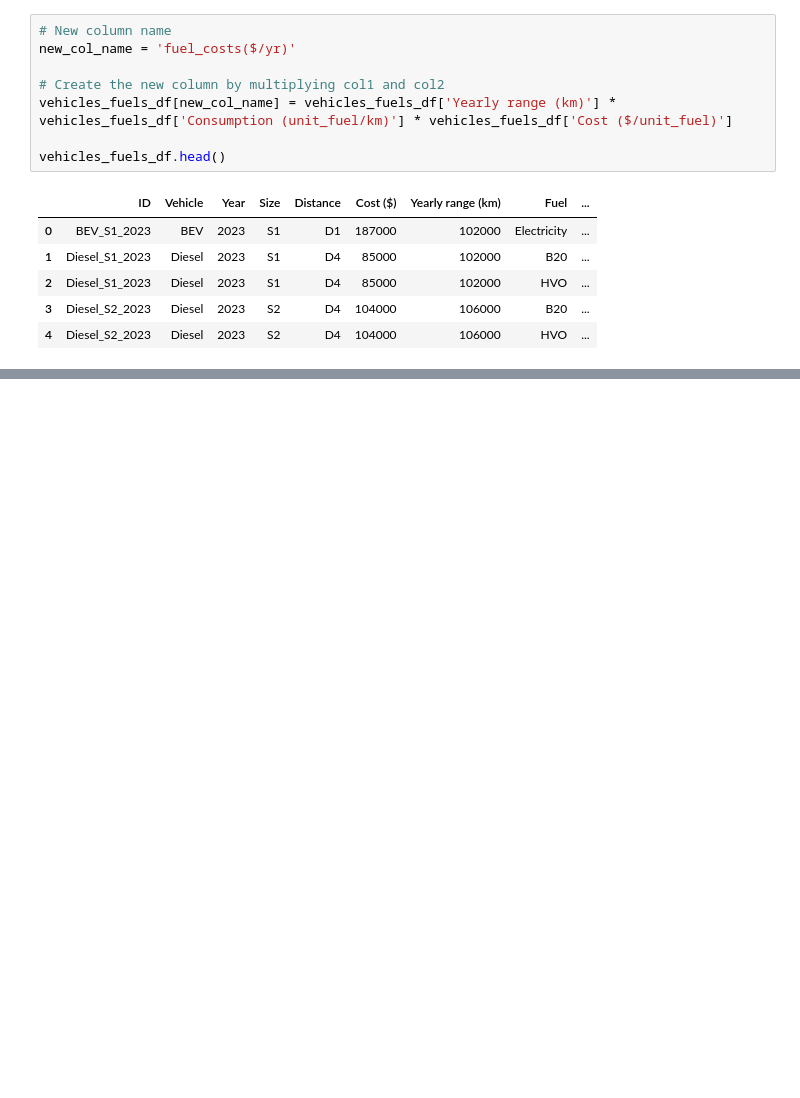
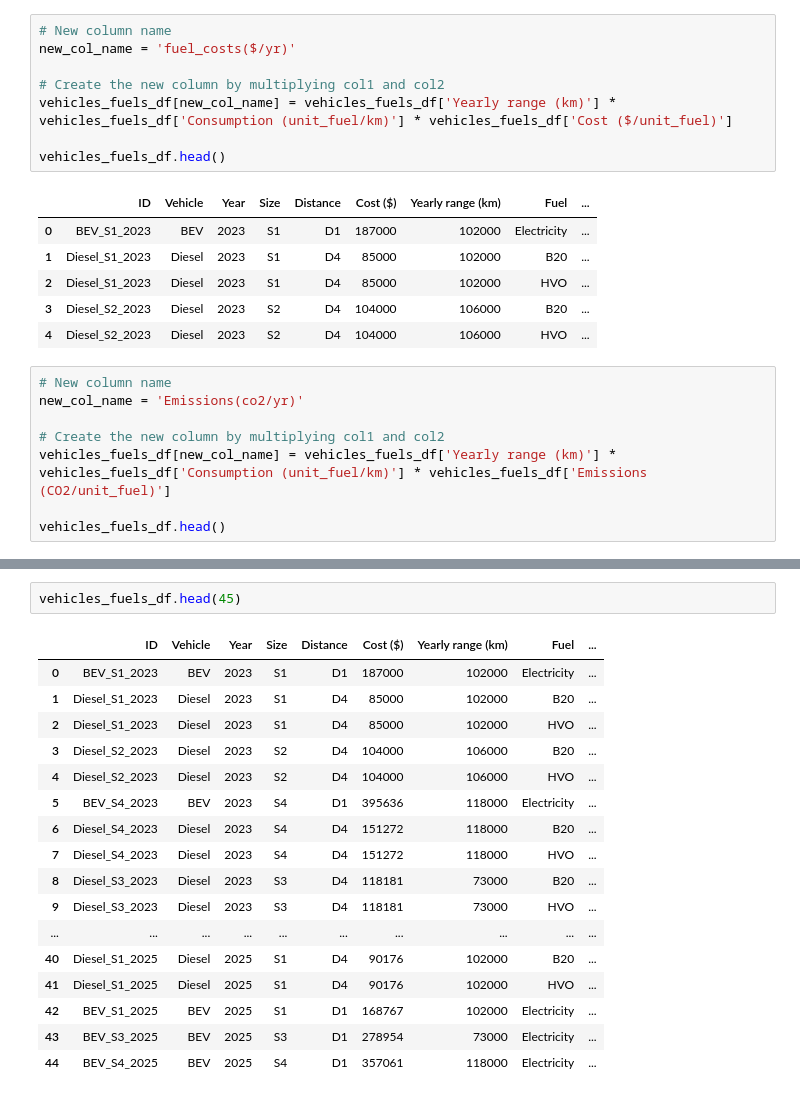
Before and after one commit to aceakshay2/shell2024, a Jupyter notebook: decarbonize.ipynb, the cells around one changed output, grey strips where cells are left out. Saved outputs shown, nothing was run; the diff lists cells and outputs as text; blank space fills up the shorter version.

```diff
--- a/decarbonize.ipynb
+++ b/decarbonize.ipynb
@@ -304,3 +304,11 @@ vehicles_fuels_df.head()
 | 2 | Diesel_S1_2023 | Diesel | 2023 | S1 | D4 | 85000 | 102000 | HVO | ... |
 | 3 | Diesel_S2_2023 | Diesel | 2023 | S2 | D4 | 104000 | 106000 | B20 | ... |
 | 4 | Diesel_S2_2023 | Diesel | 2023 | S2 | D4 | 104000 | 106000 | HVO | ... |
+# %%
+# New column name
+new_col_name = 'Emissions(co2/yr)'
+
+# Create the new column by multiplying col1 and col2
+vehicles_fuels_df[new_col_name] = vehicles_fuels_df['Yearly range (km)'] * vehicles_fuels_df['Consumption (unit_fuel/km)'] * vehicles_fuels_df['Emissions (CO2/unit_fuel)']
+
+vehicles_fuels_df.head()
@@ -306,0 +322,20 @@ vehicles_fuels_df.head()
+# %%
+vehicles_fuels_df.head(45)
+# %% [output]
+|  | ID | Vehicle | Year | Size | Distance | Cost ($) | Yearly range (km) | Fuel | ... |
+| 0 | BEV_S1_2023 | BEV | 2023 | S1 | D1 | 187000 | 102000 | Electricity | ... |
+| 1 | Diesel_S1_2023 | Diesel | 2023 | S1 | D4 | 85000 | 102000 | B20 | ... |
+| 2 | Diesel_S1_2023 | Diesel | 2023 | S1 | D4 | 85000 | 102000 | HVO | ... |
+| 3 | Diesel_S2_2023 | Diesel | 2023 | S2 | D4 | 104000 | 106000 | B20 | ... |
+| 4 | Diesel_S2_2023 | Diesel | 2023 | S2 | D4 | 104000 | 106000 | HVO | ... |
+| 5 | BEV_S4_2023 | BEV | 2023 | S4 | D1 | 395636 | 118000 | Electricity | ... |
+| 6 | Diesel_S4_2023 | Diesel | 2023 | S4 | D4 | 151272 | 118000 | B20 | ... |
+| 7 | Diesel_S4_2023 | Diesel | 2023 | S4 | D4 | 151272 | 118000 | HVO | ... |
+| 8 | Diesel_S3_2023 | Diesel | 2023 | S3 | D4 | 118181 | 73000 | B20 | ... |
+| 9 | Diesel_S3_2023 | Diesel | 2023 | S3 | D4 | 118181 | 73000 | HVO | ... |
+| ... | ... | ... | ... | ... | ... | ... | ... | ... | ... |
+| 40 | Diesel_S1_2025 | Diesel | 2025 | S1 | D4 | 90176 | 102000 | B20 | ... |
+| 41 | Diesel_S1_2025 | Diesel | 2025 | S1 | D4 | 90176 | 102000 | HVO | ... |
+| 42 | BEV_S1_2025 | BEV | 2025 | S1 | D1 | 168767 | 102000 | Electricity | ... |
+| 43 | BEV_S3_2025 | BEV | 2025 | S3 | D1 | 278954 | 73000 | Electricity | ... |
+| 44 | BEV_S4_2025 | BEV | 2025 | S4 | D1 | 357061 | 118000 | Electricity | ... |
```
Also changed, not shown: parts of 13 cells of this notebook.
